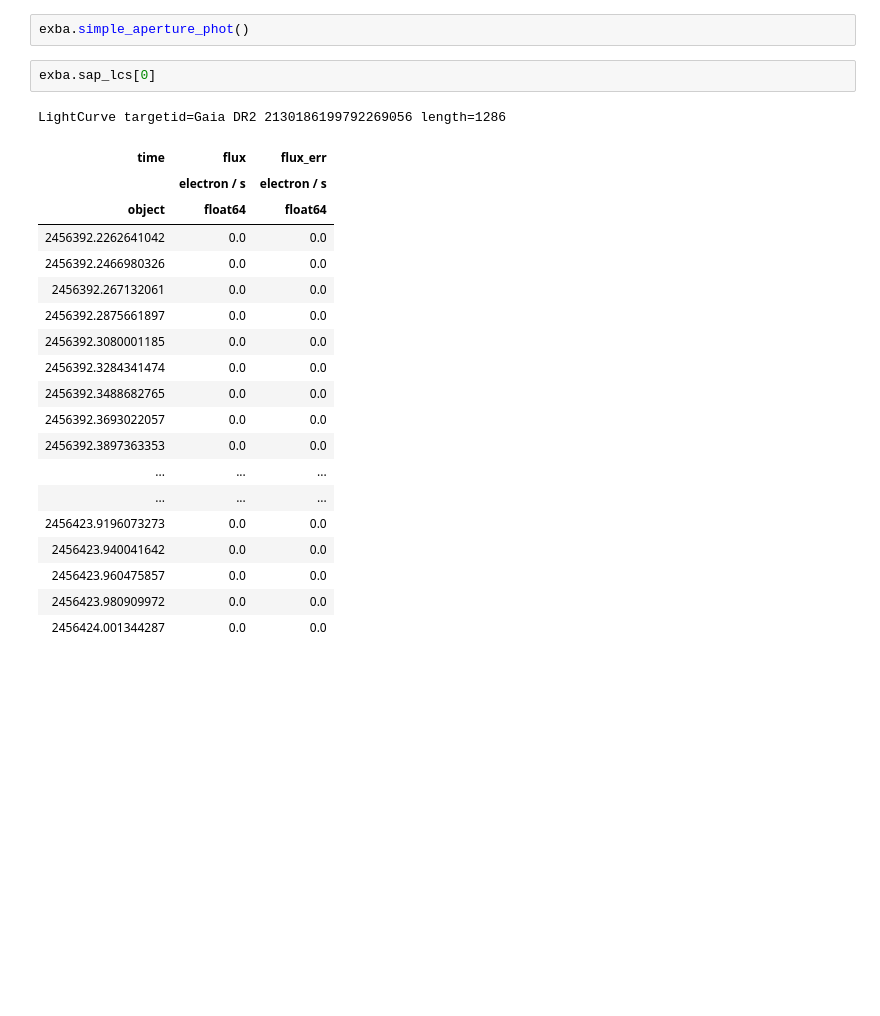
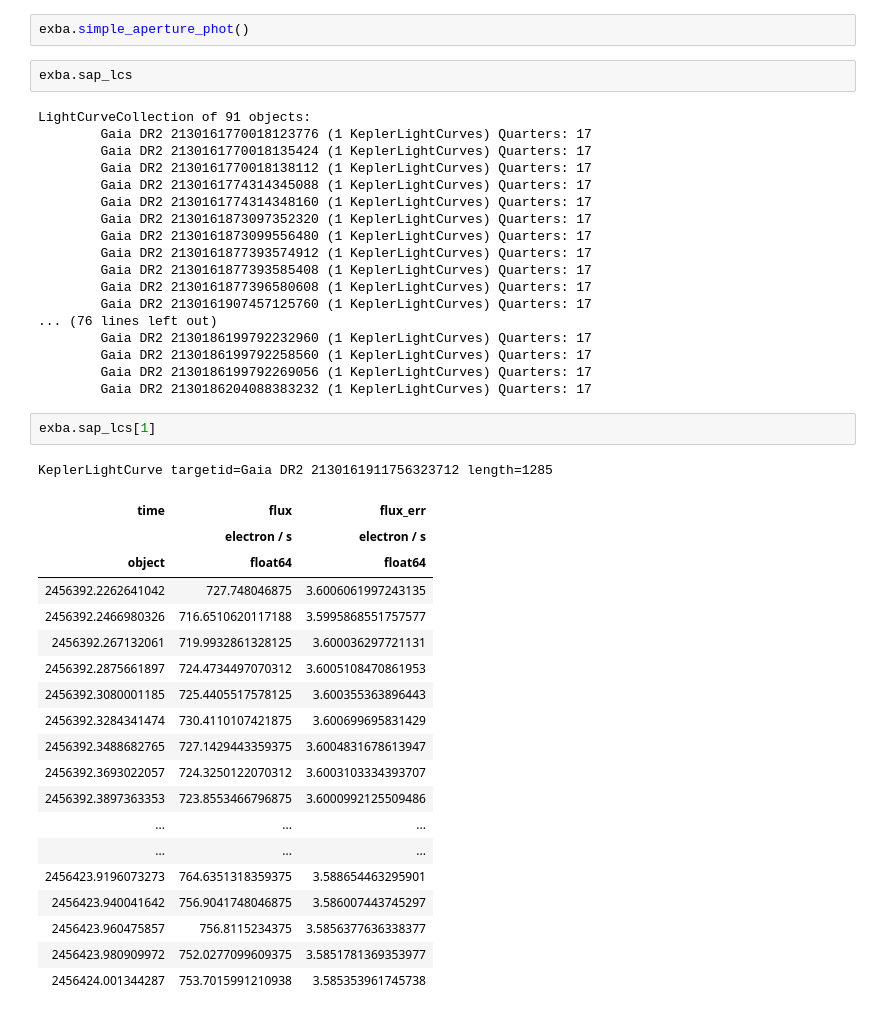
Before and after one commit to jorgemarpa/EXBA_pathfinder, a Jupyter notebook: notebooks/EXBA_tools_explorer.ipynb, the cells around one changed output. Drawn from its saved outputs; the diff is of its cells as text; blank space fills up the shorter version.

```diff
--- a/notebooks/EXBA_tools_explorer.ipynb
+++ b/notebooks/EXBA_tools_explorer.ipynb
@@ -45,25 +65,45 @@ exba.plot_image()
 # %%
 exba.simple_aperture_phot()
 # %%
-exba.sap_lcs[0]
+exba.sap_lcs
 # %% [output]
-LightCurve targetid=Gaia DR2 2130186199792269056 length=1286
+LightCurveCollection of 91 objects:
+        Gaia DR2 2130161770018123776 (1 KeplerLightCurves) Quarters: 17
+        Gaia DR2 2130161770018135424 (1 KeplerLightCurves) Quarters: 17
+        Gaia DR2 2130161770018138112 (1 KeplerLightCurves) Quarters: 17
+        Gaia DR2 2130161774314345088 (1 KeplerLightCurves) Quarters: 17
+        Gaia DR2 2130161774314348160 (1 KeplerLightCurves) Quarters: 17
+        Gaia DR2 2130161873097352320 (1 KeplerLightCurves) Quarters: 17
+        Gaia DR2 2130161873099556480 (1 KeplerLightCurves) Quarters: 17
+        Gaia DR2 2130161877393574912 (1 KeplerLightCurves) Quarters: 17
+        Gaia DR2 2130161877393585408 (1 KeplerLightCurves) Quarters: 17
+        Gaia DR2 2130161877396580608 (1 KeplerLightCurves) Quarters: 17
+        Gaia DR2 2130161907457125760 (1 KeplerLightCurves) Quarters: 17
+... (76 lines left out)
+        Gaia DR2 2130186199792232960 (1 KeplerLightCurves) Quarters: 17
+        Gaia DR2 2130186199792258560 (1 KeplerLightCurves) Quarters: 17
+        Gaia DR2 2130186199792269056 (1 KeplerLightCurves) Quarters: 17
+        Gaia DR2 2130186204088383232 (1 KeplerLightCurves) Quarters: 17
-| time | flux | flux_err |
-|  | electron / s | electron / s |
-| object | float64 | float64 |
-| 2456392.2262641042 | 0.0 | 0.0 |
-| 2456392.2466980326 | 0.0 | 0.0 |
-| 2456392.267132061 | 0.0 | 0.0 |
-| 2456392.2875661897 | 0.0 | 0.0 |
-| 2456392.3080001185 | 0.0 | 0.0 |
-| 2456392.3284341474 | 0.0 | 0.0 |
-| 2456392.3488682765 | 0.0 | 0.0 |
-| 2456392.3693022057 | 0.0 | 0.0 |
-| 2456392.3897363353 | 0.0 | 0.0 |
-| ... | ... | ... |
-| ... | ... | ... |
-| 2456423.9196073273 | 0.0 | 0.0 |
-| 2456423.940041642 | 0.0 | 0.0 |
-| 2456423.960475857 | 0.0 | 0.0 |
-| 2456423.980909972 | 0.0 | 0.0 |
-| 2456424.001344287 | 0.0 | 0.0 |
+# %%
+exba.sap_lcs[1]
+# %% [output]
+KeplerLightCurve targetid=Gaia DR2 2130161911756323712 length=1285
+| time | flux | flux_err |
+|  | electron / s | electron / s |
+| object | float64 | float64 |
+| 2456392.2262641042 | 727.748046875 | 3.6006061997243135 |
+| 2456392.2466980326 | 716.6510620117188 | 3.5995868551757577 |
+| 2456392.267132061 | 719.9932861328125 | 3.600036297721131 |
+| 2456392.2875661897 | 724.4734497070312 | 3.6005108470861953 |
+| 2456392.3080001185 | 725.4405517578125 | 3.600355363896443 |
+| 2456392.3284341474 | 730.4110107421875 | 3.600699695831429 |
+| 2456392.3488682765 | 727.1429443359375 | 3.6004831678613947 |
+| 2456392.3693022057 | 724.3250122070312 | 3.6003103334393707 |
+| 2456392.3897363353 | 723.8553466796875 | 3.6000992125509486 |
+| ... | ... | ... |
+| ... | ... | ... |
+| 2456423.9196073273 | 764.6351318359375 | 3.588654463295901 |
+| 2456423.940041642 | 756.9041748046875 | 3.586007443745297 |
+| 2456423.960475857 | 756.8115234375 | 3.5856377636338377 |
+| 2456423.980909972 | 752.0277099609375 | 3.5851781369353977 |
+| 2456424.001344287 | 753.7015991210938 | 3.585353961745738 |
```
Also changed, not shown: parts of 17 cells of this notebook.
